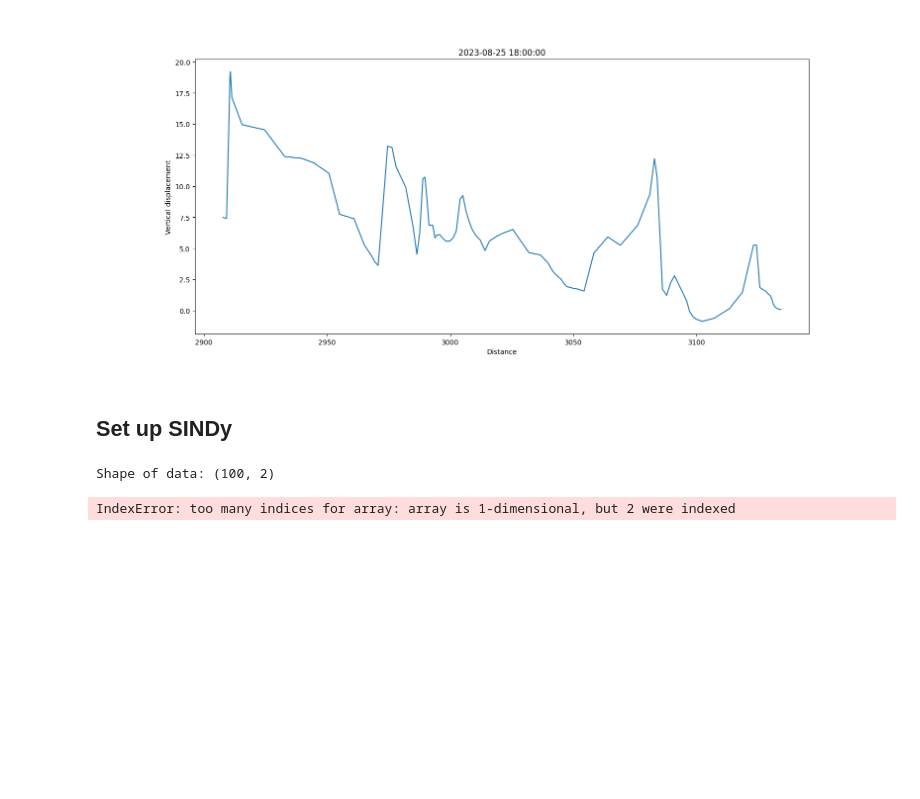
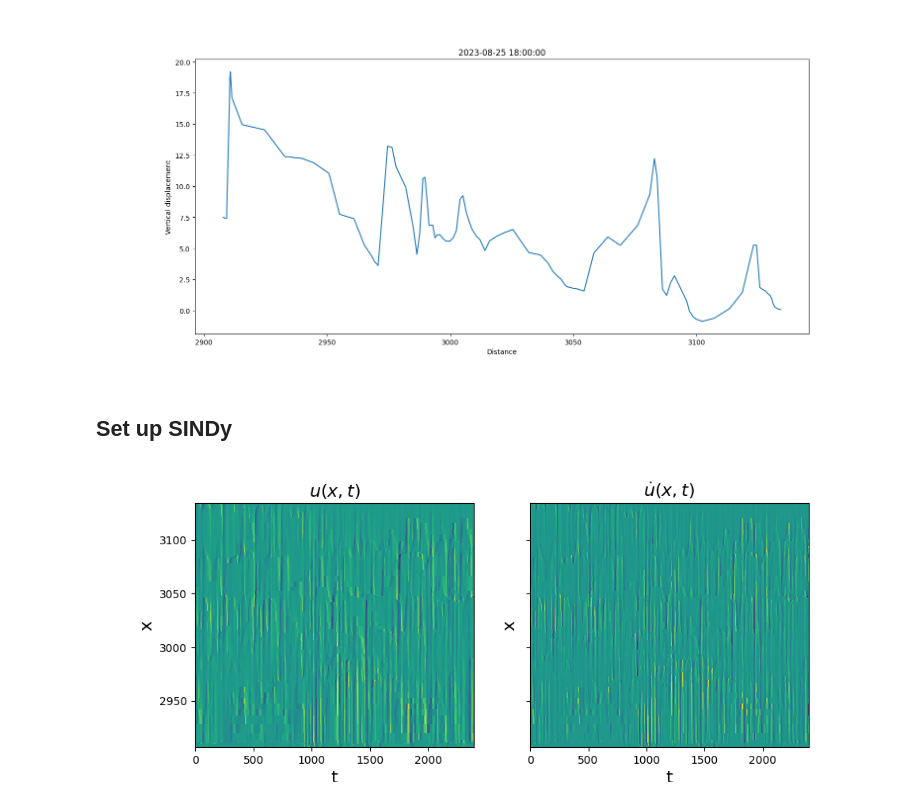
Before and after one commit to ericeberg3/UW_research, a Jupyter notebook: DTS_TG_SINDy.ipynb, the cells around one changed output. Drawn from its saved outputs; the diff is of its cells as text; code cells hidden in the pictures; blank space fills up the shorter version.

```diff
--- a/DTS_TG_SINDy.ipynb
+++ b/DTS_TG_SINDy.ipynb
@@ -233,61 +236,31 @@ plt.show()
 ## Set up SINDy
 # %%
 # Example data (replace with your actual data)
-z = np.linspace(0, 10, 100)
-phi = np.sin(z)  # Replace with your phi(z) data
-dphi = np.gradient(phi, z)
-d2phi = np.gradient(dphi, z)
+t = np.array(plot_times_zoomed_int - plot_times_zoomed_int[0]) * 1.666e-11
+x = depths[:, 0]
+u = displacements
+dt = t[1] - t[0]
+dx = x[1] - x[0]
 
-# Example constants (replace with your actual values)
-N = np.ones_like(z)  # Buoyancy frequency (replace with actual data if varying)
-k = 1  # Wavenumber
-c = 1  # Phase speed
+# Plot u and u_dot
+plt.figure(figsize=(10, 4))
+plt.subplot(1, 2, 1)
+plt.pcolormesh(t, x, u)
+plt.xlabel('t', fontsize=16)
+plt.ylabel('x', fontsize=16)
+plt.title(r'$u(x, t)$', fontsize=16)
+u_dot = ps.FiniteDifference(axis=1)._differentiate(u, t=dt)
 
-# Define custom feature functions based on the Taylor-Goldstein equation
-def term1(x):
-    phi = x[:, 0]
-    d2phi = x[:, 1]
-    return d2phi + k**2 * phi
-
-def term2(x):
-    phi = x[:, 0]
-    return N**2 / phi
-
-# Custom feature library
-custom_library = CustomLibrary(library_functions=[term1, term2], function_names=['term1', 'term2'])
-
-# SINDy optimizer
-optimizer = STLSQ(threshold=0.1)
-
-# Construct SINDy model
-model = ps.SINDy(optimizer=optimizer, feature_library=custom_library)
-
-# Combine data into the format expected by SINDy
-data = np.vstack([phi, d2phi]).T
-
-# Verify shape of data
-print("Shape of data:", data.shape)
-
-# Fit the model
-model.fit(data)
-model.print()
-
-# Extract the identified equations
-identified_eqs = model.coefficients()
-
-# Solve for U(z)
-term1_coeff = identified_eqs[0]
-term2_coeff = identified_eqs[1]
-U = term2_coeff / term1_coeff + c
-
-# Plot the identified background velocity U(z)
-plt.plot(z, U)
-plt.xlabel('Depth (z)')
-plt.ylabel('Background Velocity U(z)')
-plt.title('Identified Background Velocity U(z)')
+plt.subplot(1, 2, 2)
+plt.pcolormesh(t, x, u_dot)
+plt.xlabel('t', fontsize=16)
+plt.ylabel('x', fontsize=16)
+ax = plt.gca()
+ax.set_yticklabels([])
+plt.title(r'$\dot{u}(x, t)$', fontsize=16)
 plt.show()
 
-print("Identified Background Velocity U(z):", U)
+u = u.reshape(len(x), len(t), 1)
+u_dot = u_dot.reshape(len(x), len(t), 1)
 # %% [output]
-Shape of data: (100, 2)
-IndexError: too many indices for array: array is 1-dimensional, but 2 were indexed
+[figure, added]
```
Also changed, not shown: parts of 3 cells of this notebook, 4 other files.
